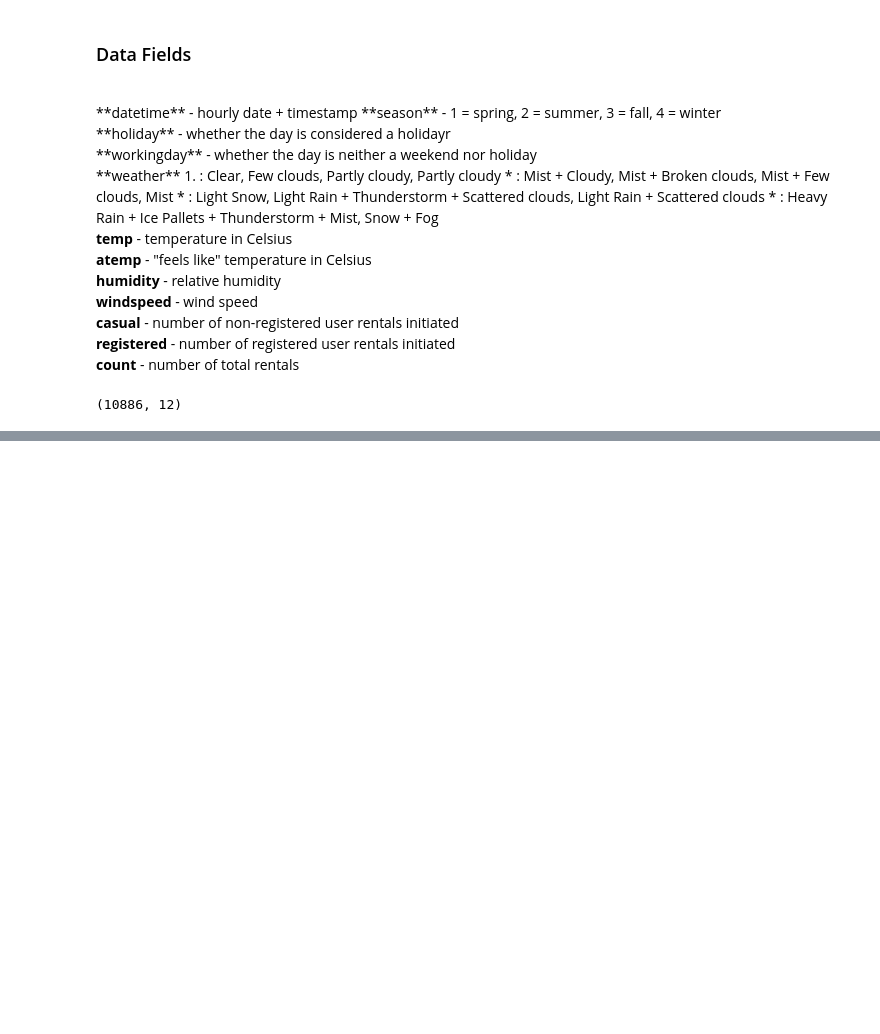
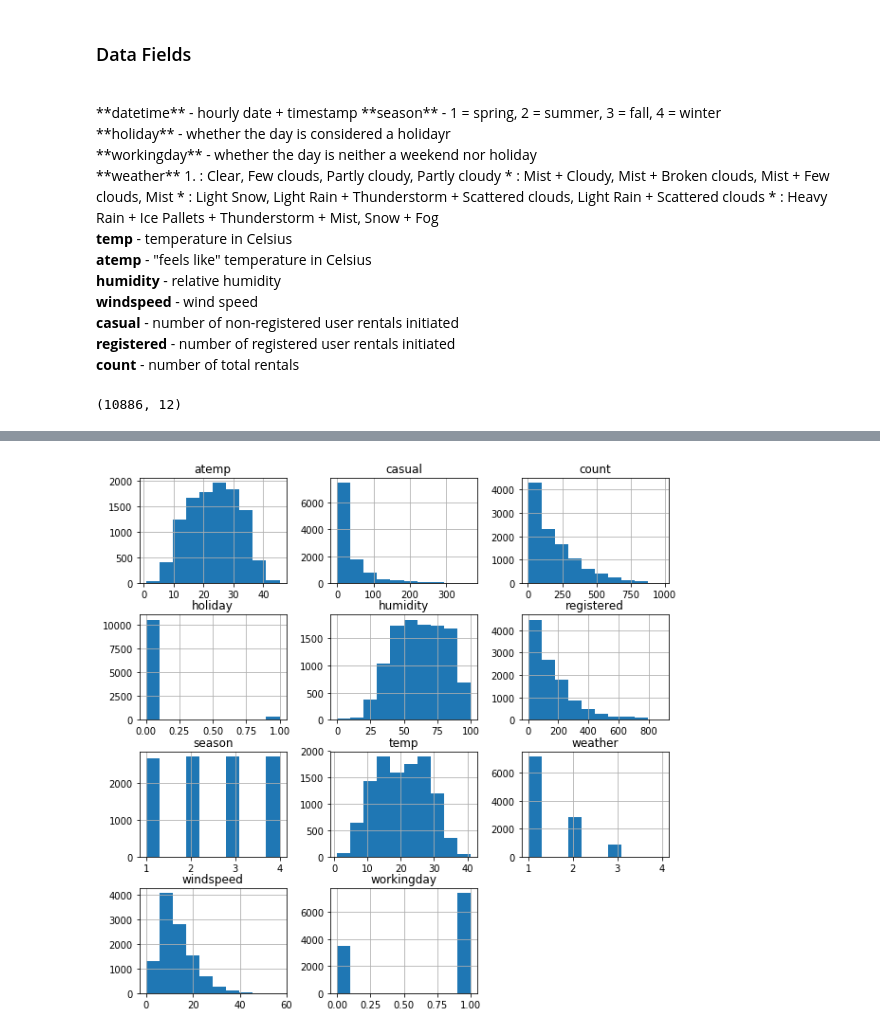
Before and after one commit to Moribund7/Bike_Sharing_Demand, a Jupyter notebook: model.ipynb, the cells around one changed output, grey strips where cells are left out. Cells and saved outputs as stored; diff of their text form; code cells hidden in the pictures; blank space fills up the shorter version.

```diff
--- a/model.ipynb
+++ b/model.ipynb
@@ -7,3 +9,6 @@ from pandas import read_csv
+# %%
+# set figure size
+plt.rcParams['figure.figsize'] = (10,10)
 # %% [markdown]
 # Load Data
 # %%
@@ -63,0 +109,5 @@ print(dataset.shape)
+# %%
+dataset.hist()
+plt.show()
+# %% [output]
+[figure, added]
```
Also changed, not shown: parts of 6 cells of this notebook.
